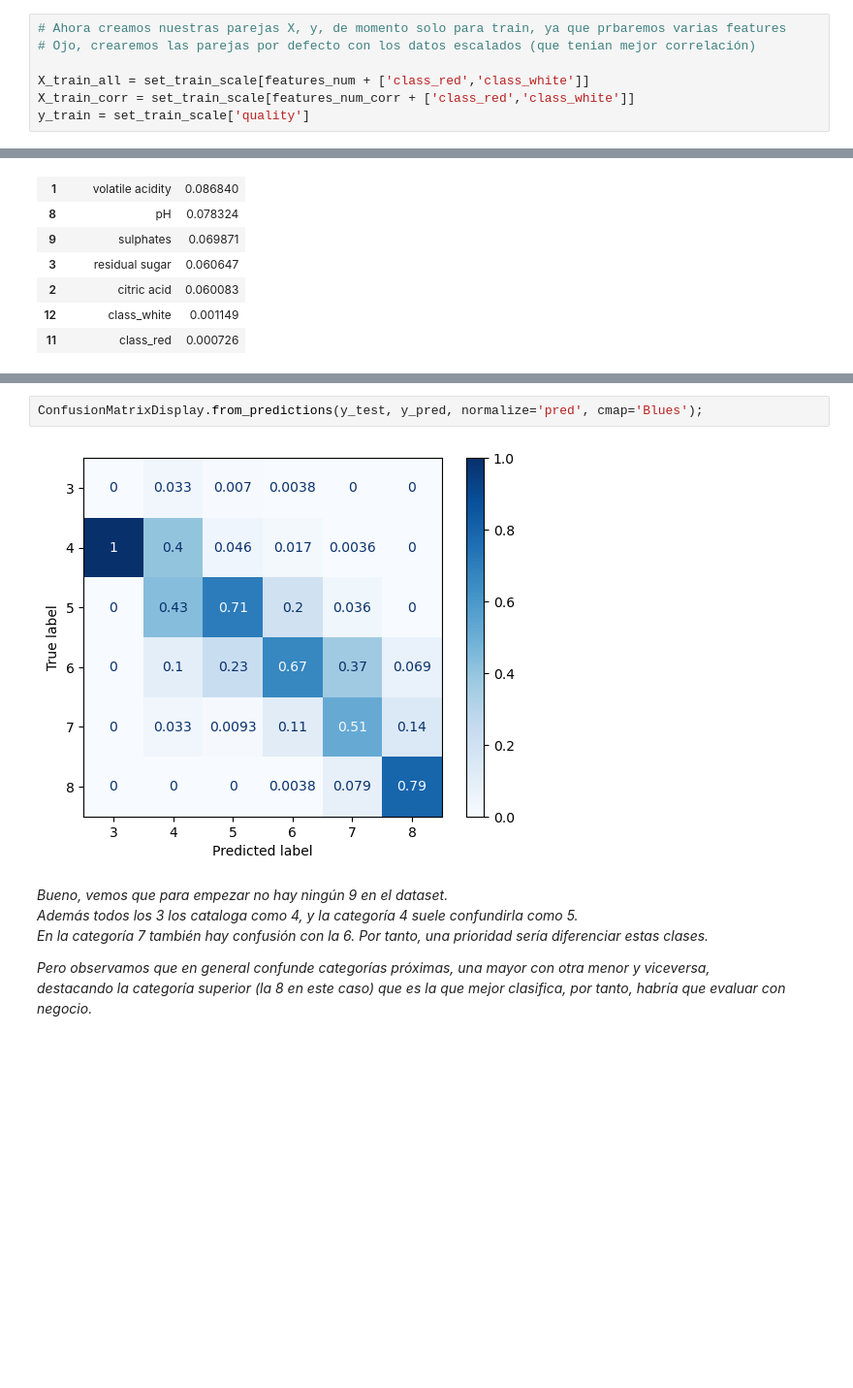
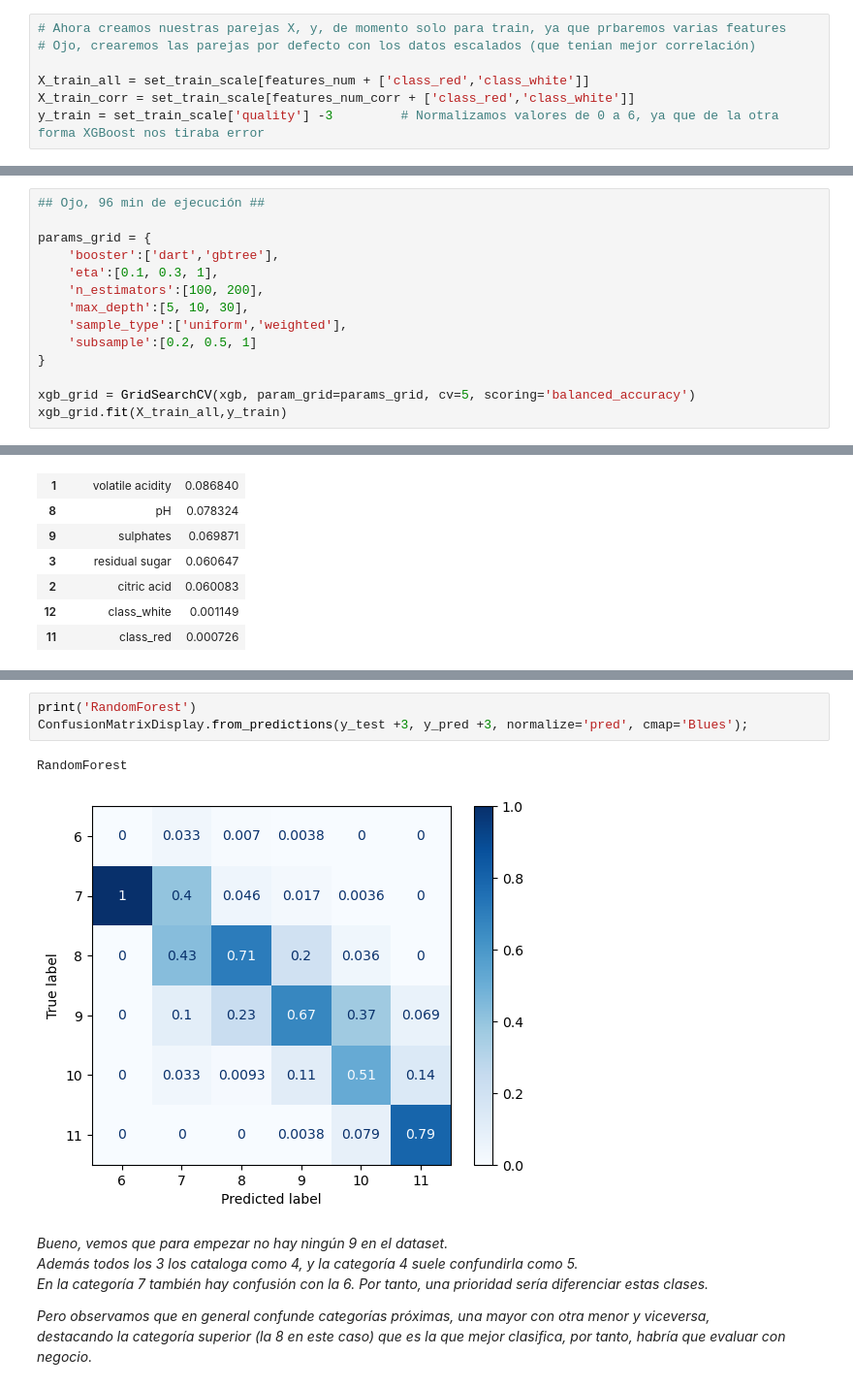
Before and after one commit to vrieraj/ONLINE_DS_THEBRIDGE_Ejercicios, a Jupyter notebook: 04_Machine_Learning/Sprint_12/Unidad_02/Practica_Obligatoria/18_Practica_Obligatoria_Repaso_Aprendizaje_Supervisado.ipynb, the cells around one changed output, grey strips where cells are left out. Shown at 97% size. Cells and saved outputs as stored; diff of their text form; blank space fills up the shorter version.

Commit message:
Sprint12_XGBoost

```diff
--- a/04_Machine_Learning/Sprint_12/Unidad_02/Practica_Obligatoria/18_Practica_Obligatoria_Repaso_Aprendizaje_Supervisado.ipynb
+++ b/04_Machine_Learning/Sprint_12/Unidad_02/Practica_Obligatoria/18_Practica_Obligatoria_Repaso_Aprendizaje_Supervisado.ipynb
@@ -292,7 +292,7 @@ set_test_scale = pd.get_dummies(set_test_scale, columns=['class'], dtype=int)
 
 X_train_all = set_train_scale[features_num + ['class_red','class_white']]
 X_train_corr = set_train_scale[features_num_corr + ['class_red','class_white']]
-y_train = set_train_scale['quality']
+y_train = set_train_scale['quality'] -3         # Normalizamos valores de 0 a 6, ya que de la otra forma XGBoost nos tiraba error
 # %%
 # Hacemos igual para los dataset no escalados
 
@@ -341,0 +355,14 @@ CatBoost sin esc.:       0.3091335302620621
+# %%
+## Ojo, 96 min de ejecución ##
+
+params_grid = {
+    'booster':['dart','gbtree'],
+    'eta':[0.1, 0.3, 1],
+    'n_estimators':[100, 200],
+    'max_depth':[5, 10, 30],
+    'sample_type':['uniform','weighted'],
+    'subsample':[0.2, 0.5, 1]
+}
+
+xgb_grid = GridSearchCV(xgb, param_grid=params_grid, cv=5, scoring='balanced_accuracy')
+xgb_grid.fit(X_train_all,y_train)
@@ -413,9 +507,11 @@ print(classification_report(y_test, y_pred))
    macro avg       0.51      0.46      0.48      1300
 weighted avg       0.65      0.64      0.64      1300
 # %%
-ConfusionMatrixDisplay.from_predictions(y_test, y_pred, normalize='pred', cmap='Blues');
+print('RandomForest')
+ConfusionMatrixDisplay.from_predictions(y_test +3, y_pred +3, normalize='pred', cmap='Blues');
 # %% [output]
+RandomForest
-[figure, old version]
+[figure, new version]
 # %% [markdown]
 *Bueno, vemos que para empezar no hay ningún 9 en el dataset.*
 *Además todos los 3 los cataloga como 4, y la categoría 4 suele confundirla como 5.*
```
Also changed, not shown: parts of 12 cells of this notebook, 3 other files.
